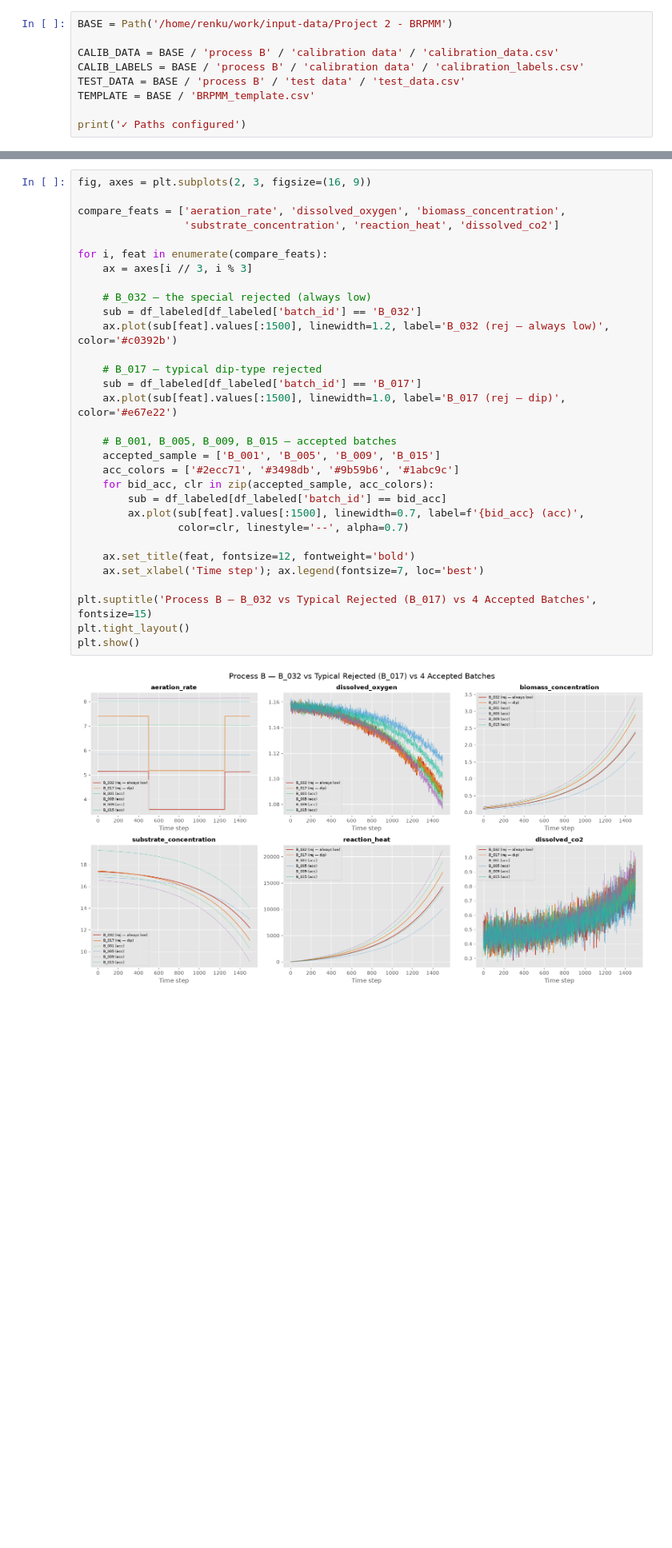
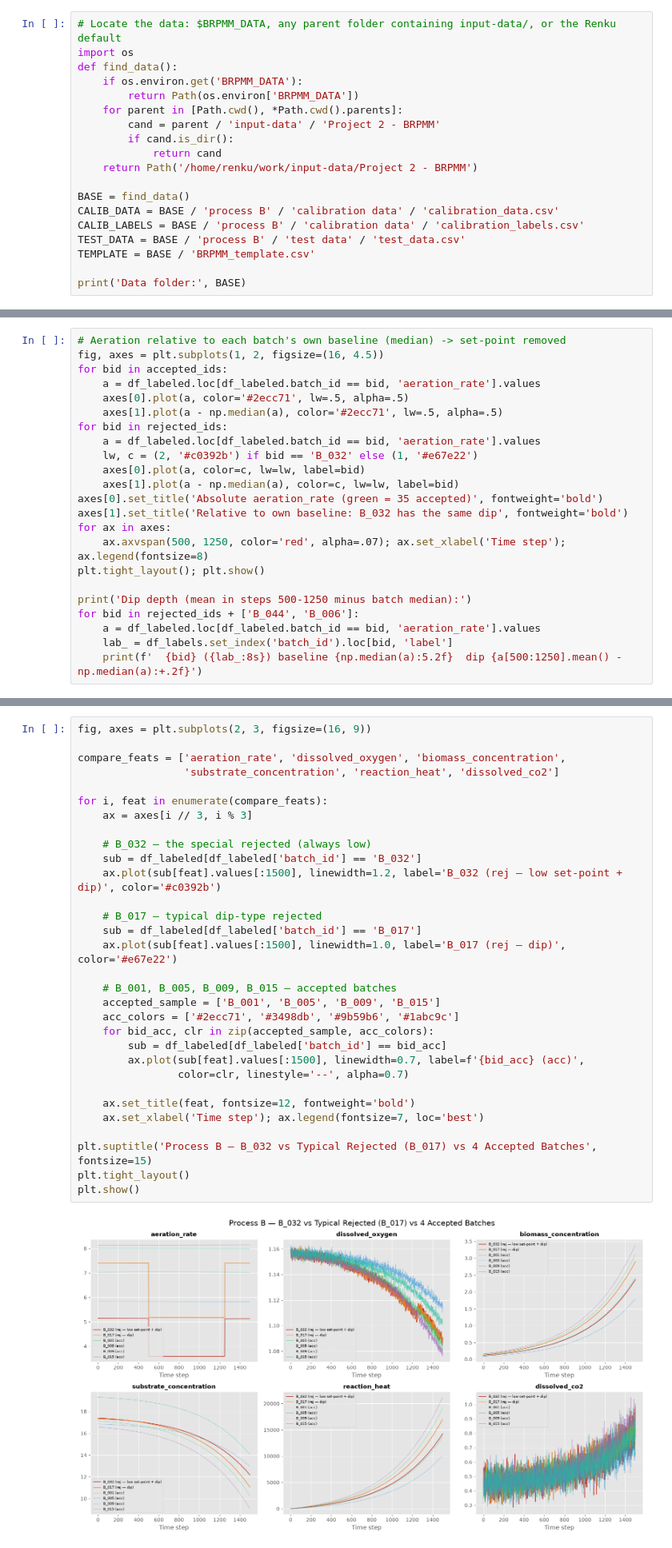
Before and after one commit to SwissDataScienceCenter/SDSC-STEM4Health-group11, a Jupyter notebook: src/process_b/process_b_EDA.ipynb, the cells around one changed output, grey strips where cells are left out. Shown at 80% size. Saved outputs shown, nothing was run; the diff lists cells and outputs as text; blank space fills up the shorter version.

```diff
--- a/src/process_b/process_b_EDA.ipynb
+++ b/src/process_b/process_b_EDA.ipynb
@@ -35,10 +35,20 @@ matplotlib.use('Agg')  # non-interactive backend for batch execution
 # %%
-BASE = Path('/home/renku/work/input-data/Project 2 - BRPMM')
+# Locate the data: $BRPMM_DATA, any parent folder containing input-data/, or the Renku default
+import os
+def find_data():
+    if os.environ.get('BRPMM_DATA'):
+        return Path(os.environ['BRPMM_DATA'])
+    for parent in [Path.cwd(), *Path.cwd().parents]:
+        cand = parent / 'input-data' / 'Project 2 - BRPMM'
+        if cand.is_dir():
+            return cand
+    return Path('/home/renku/work/input-data/Project 2 - BRPMM')
 
+BASE = find_data()
 CALIB_DATA = BASE / 'process B' / 'calibration data' / 'calibration_data.csv'
 CALIB_LABELS = BASE / 'process B' / 'calibration data' / 'calibration_labels.csv'
 TEST_DATA = BASE / 'process B' / 'test data' / 'test_data.csv'
 TEMPLATE = BASE / 'BRPMM_template.csv'
 
-print('✓ Paths configured')
+print('Data folder:', BASE)
 # %% [output]
@@ -263,0 +274,23 @@ B_032 is the odd one out — unlike the other 4 rejected batches (which have an
+# %%
+# Aeration relative to each batch's own baseline (median) -> set-point removed
+fig, axes = plt.subplots(1, 2, figsize=(16, 4.5))
+for bid in accepted_ids:
+    a = df_labeled.loc[df_labeled.batch_id == bid, 'aeration_rate'].values
+    axes[0].plot(a, color='#2ecc71', lw=.5, alpha=.5)
+    axes[1].plot(a - np.median(a), color='#2ecc71', lw=.5, alpha=.5)
+for bid in rejected_ids:
+    a = df_labeled.loc[df_labeled.batch_id == bid, 'aeration_rate'].values
+    lw, c = (2, '#c0392b') if bid == 'B_032' else (1, '#e67e22')
+    axes[0].plot(a, color=c, lw=lw, label=bid)
+    axes[1].plot(a - np.median(a), color=c, lw=lw, label=bid)
+axes[0].set_title('Absolute aeration_rate (green = 35 accepted)', fontweight='bold')
+axes[1].set_title('Relative to own baseline: B_032 has the same dip', fontweight='bold')
+for ax in axes:
+    ax.axvspan(500, 1250, color='red', alpha=.07); ax.set_xlabel('Time step'); ax.legend(fontsize=8)
+plt.tight_layout(); plt.show()
+
+print('Dip depth (mean in steps 500-1250 minus batch median):')
+for bid in rejected_ids + ['B_044', 'B_006']:
+    a = df_labeled.loc[df_labeled.batch_id == bid, 'aeration_rate'].values
+    lab_ = df_labels.set_index('batch_id').loc[bid, 'label']
+    print(f'  {bid} ({lab_:8s}) baseline {np.median(a):5.2f}  dip {a[500:1250].mean() - np.median(a):+.2f}')
@@ -265,33 +308,33 @@ B_032 is the odd one out — unlike the other 4 rejected batches (which have an
 fig, axes = plt.subplots(2, 3, figsize=(16, 9))
 
 compare_feats = ['aeration_rate', 'dissolved_oxygen', 'biomass_concentration',
                  'substrate_concentration', 'reaction_heat', 'dissolved_co2']
 
 for i, feat in enumerate(compare_feats):
     ax = axes[i // 3, i % 3]
 
     # B_032 — the special rejected (always low)
     sub = df_labeled[df_labeled['batch_id'] == 'B_032']
-    ax.plot(sub[feat].values[:1500], linewidth=1.2, label='B_032 (rej — always low)', color='#c0392b')
+    ax.plot(sub[feat].values[:1500], linewidth=1.2, label='B_032 (rej — low set-point + dip)', color='#c0392b')
 
     # B_017 — typical dip-type rejected
     sub = df_labeled[df_labeled['batch_id'] == 'B_017']
     ax.plot(sub[feat].values[:1500], linewidth=1.0, label='B_017 (rej — dip)', color='#e67e22')
 
     # B_001, B_005, B_009, B_015 — accepted batches
     accepted_sample = ['B_001', 'B_005', 'B_009', 'B_015']
     acc_colors = ['#2ecc71', '#3498db', '#9b59b6', '#1abc9c']
     for bid_acc, clr in zip(accepted_sample, acc_colors):
         sub = df_labeled[df_labeled['batch_id'] == bid_acc]
         ax.plot(sub[feat].values[:1500], linewidth=0.7, label=f'{bid_acc} (acc)',
                 color=clr, linestyle='--', alpha=0.7)
 
     ax.set_title(feat, fontsize=12, fontweight='bold')
     ax.set_xlabel('Time step'); ax.legend(fontsize=7, loc='best')
 
 plt.suptitle('Process B — B_032 vs Typical Rejected (B_017) vs 4 Accepted Batches', fontsize=15)
 plt.tight_layout()
 plt.show()
 # %% [output]
-[figure, old version]
+[figure, new version]
 # %% [markdown]
```
Also changed, not shown: parts of 8 cells of this notebook, 1 other file.
